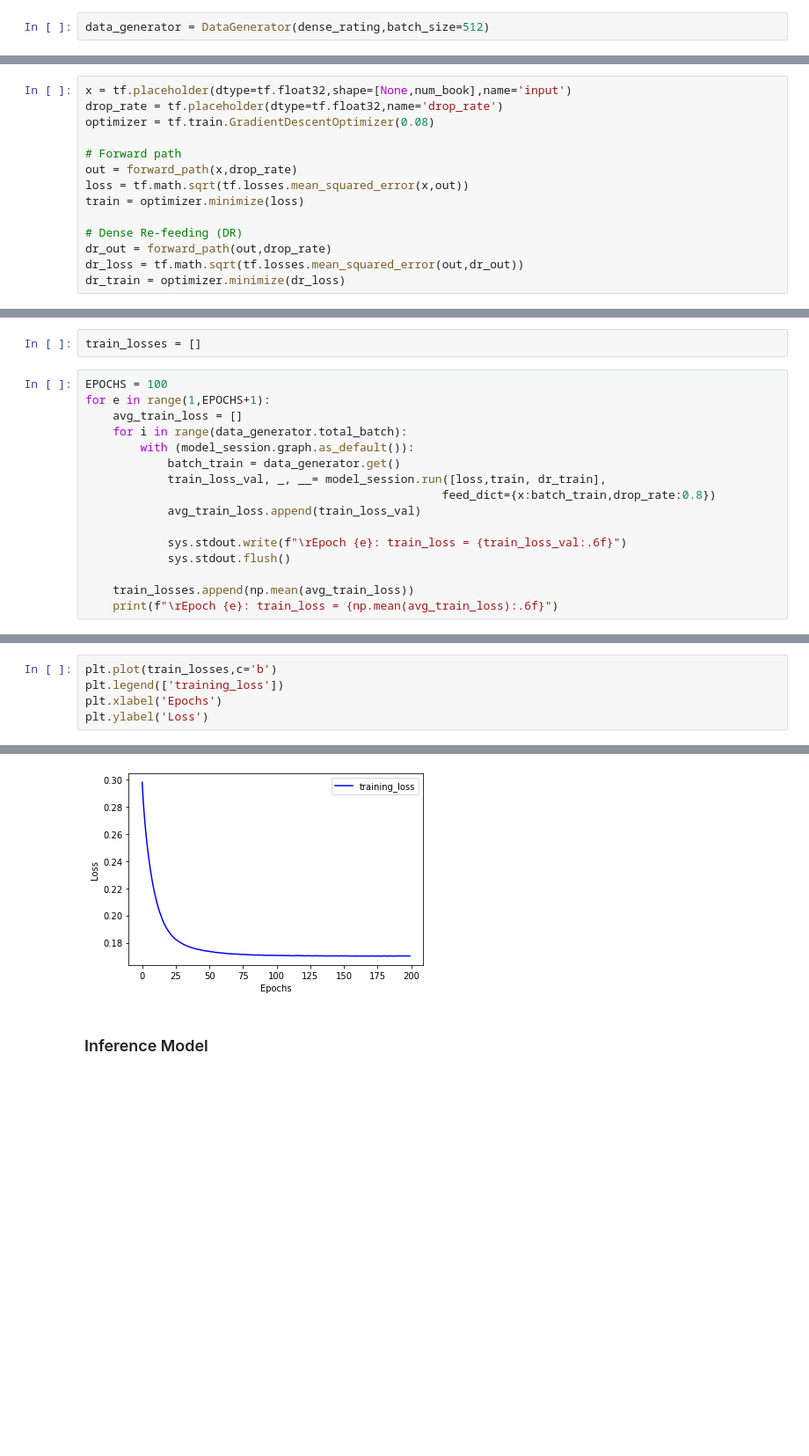
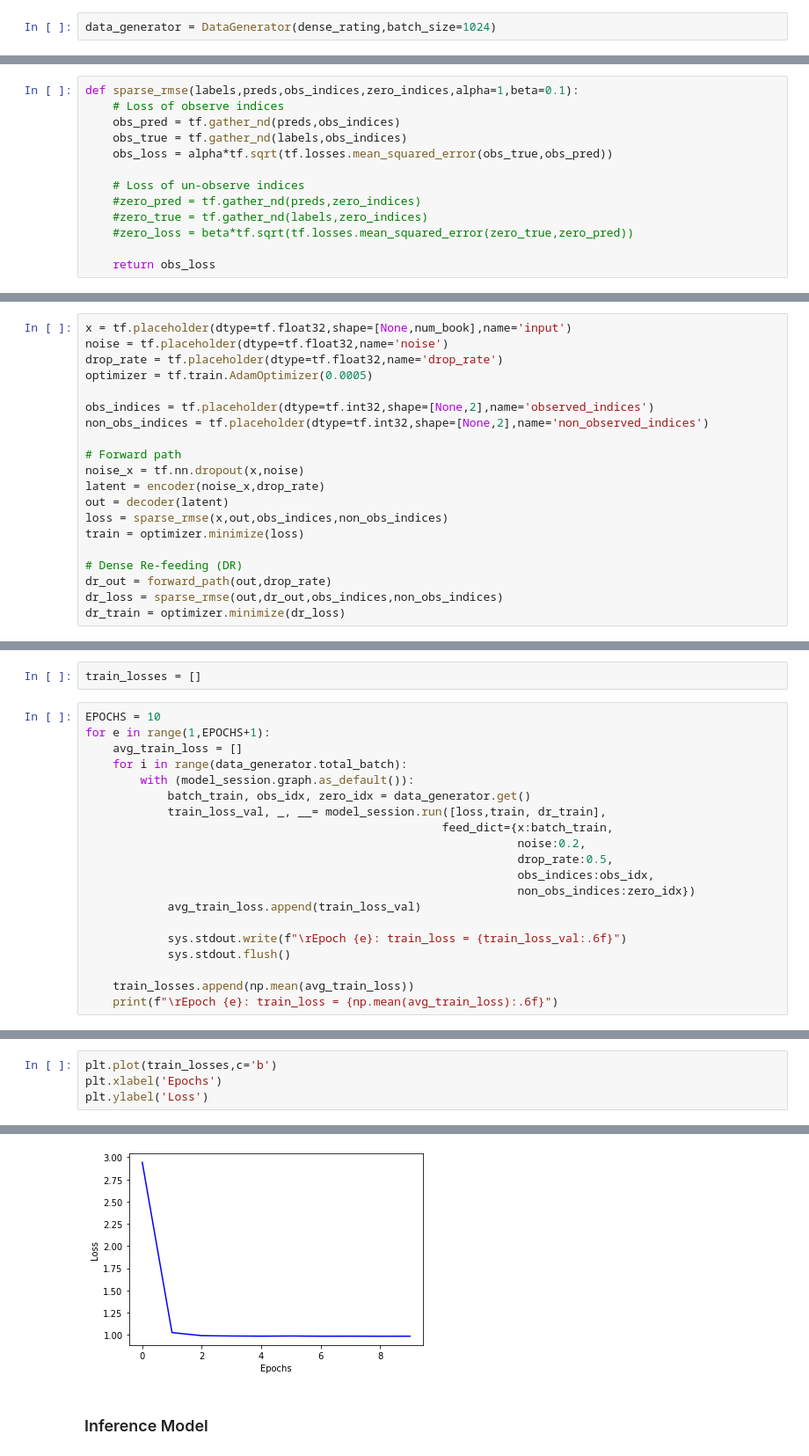
Before and after one commit to JimmyDoan1309/AutoEncoder-for-Recommendation, a Jupyter notebook: AutoEncoder - RecomSys.ipynb, the cells around one changed output, grey strips where cells are left out. Shown: that part at 88% size. Drawn from its saved outputs; the diff is of its cells as text; blank space fills up the shorter version.

```diff
--- a/AutoEncoder - RecomSys.ipynb
+++ b/AutoEncoder - RecomSys.ipynb
@@ -101,4 +84,4 @@ class DataGenerator:
 # %%
 dense_rating = tf.Session().run(tf.sparse.to_dense(rating_matrix,validate_indices=False))
 # %%
-data_generator = DataGenerator(dense_rating,batch_size=512)
+data_generator = DataGenerator(dense_rating,batch_size=1024)
@@ -129,21 +108,40 @@ def forward_path(x,drop_rate):
     latent = encoder(x,drop_rate)
     out = decoder(latent)
     return out
+# %%
+def sparse_rmse(labels,preds,obs_indices,zero_indices,alpha=1,beta=0.1):
+    # Loss of observe indices
+    obs_pred = tf.gather_nd(preds,obs_indices)
+    obs_true = tf.gather_nd(labels,obs_indices)
+    obs_loss = alpha*tf.sqrt(tf.losses.mean_squared_error(obs_true,obs_pred))
+
+    # Loss of un-observe indices
+    #zero_pred = tf.gather_nd(preds,zero_indices)
+    #zero_true = tf.gather_nd(labels,zero_indices)
+    #zero_loss = beta*tf.sqrt(tf.losses.mean_squared_error(zero_true,zero_pred))
+
+    return obs_loss
 # %%
 tf.reset_default_graph()
 # %%
 x = tf.placeholder(dtype=tf.float32,shape=[None,num_book],name='input')
+noise = tf.placeholder(dtype=tf.float32,name='noise')
 drop_rate = tf.placeholder(dtype=tf.float32,name='drop_rate')
-optimizer = tf.train.GradientDescentOptimizer(0.08)
+optimizer = tf.train.AdamOptimizer(0.0005)
+
+obs_indices = tf.placeholder(dtype=tf.int32,shape=[None,2],name='observed_indices')
+non_obs_indices = tf.placeholder(dtype=tf.int32,shape=[None,2],name='non_observed_indices')
 
 # Forward path
-out = forward_path(x,drop_rate)
-loss = tf.math.sqrt(tf.losses.mean_squared_error(x,out))
+noise_x = tf.nn.dropout(x,noise)
+latent = encoder(noise_x,drop_rate)
+out = decoder(latent)
+loss = sparse_rmse(x,out,obs_indices,non_obs_indices)
 train = optimizer.minimize(loss)
 
 # Dense Re-feeding (DR)
 dr_out = forward_path(out,drop_rate)
-dr_loss = tf.math.sqrt(tf.losses.mean_squared_error(out,dr_out))
+dr_loss = sparse_rmse(out,dr_out,obs_indices,non_obs_indices)
 dr_train = optimizer.minimize(dr_loss)
 # %% [output]
 WARNING: Logging before flag parsing goes to stderr.
@@ -167,14 +165,18 @@ Total trainable parameters = 5393424
 # %%
 train_losses = []
 # %%
-EPOCHS = 100
+EPOCHS = 10
 for e in range(1,EPOCHS+1):
     avg_train_loss = []
     for i in range(data_generator.total_batch):
         with (model_session.graph.as_default()):
-            batch_train = data_generator.get()
+            batch_train, obs_idx, zero_idx = data_generator.get()
             train_loss_val, _, __= model_session.run([loss,train, dr_train],
-                                                    feed_dict={x:batch_train,drop_rate:0.8})
+                                                    feed_dict={x:batch_train,
+                                                               noise:0.2,
+                                                               drop_rate:0.5,
+                                                               obs_indices:obs_idx,
+                                                               non_obs_indices:zero_idx})
             avg_train_loss.append(train_loss_val)
 
             sys.stdout.write(f"\rEpoch {e}: train_loss = {train_loss_val:.6f}")
@@ -203,11 +198,10 @@ Epoch 200: train_loss = 0.170171
 # %%
 plt.plot(train_losses,c='b')
-plt.legend(['training_loss'])
 plt.xlabel('Epochs')
 plt.ylabel('Loss')
 # %% [output]
 Text(0, 0.5, 'Loss')
-[figure, old version]
+[figure, new version]
 # %% [markdown]
 ### Inference Model
 # %%
```
Also changed, not shown: parts of 15 cells of this notebook, 1 other file.
